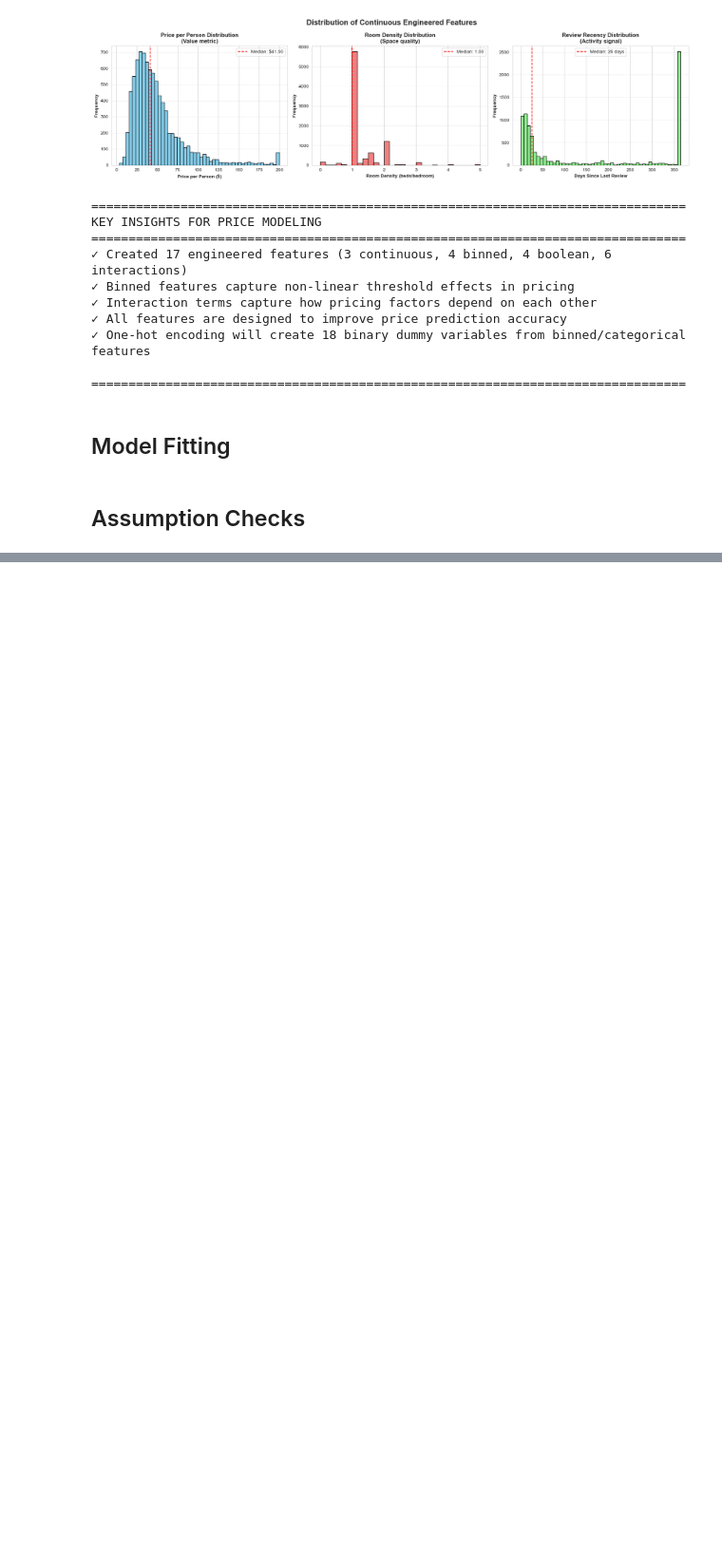
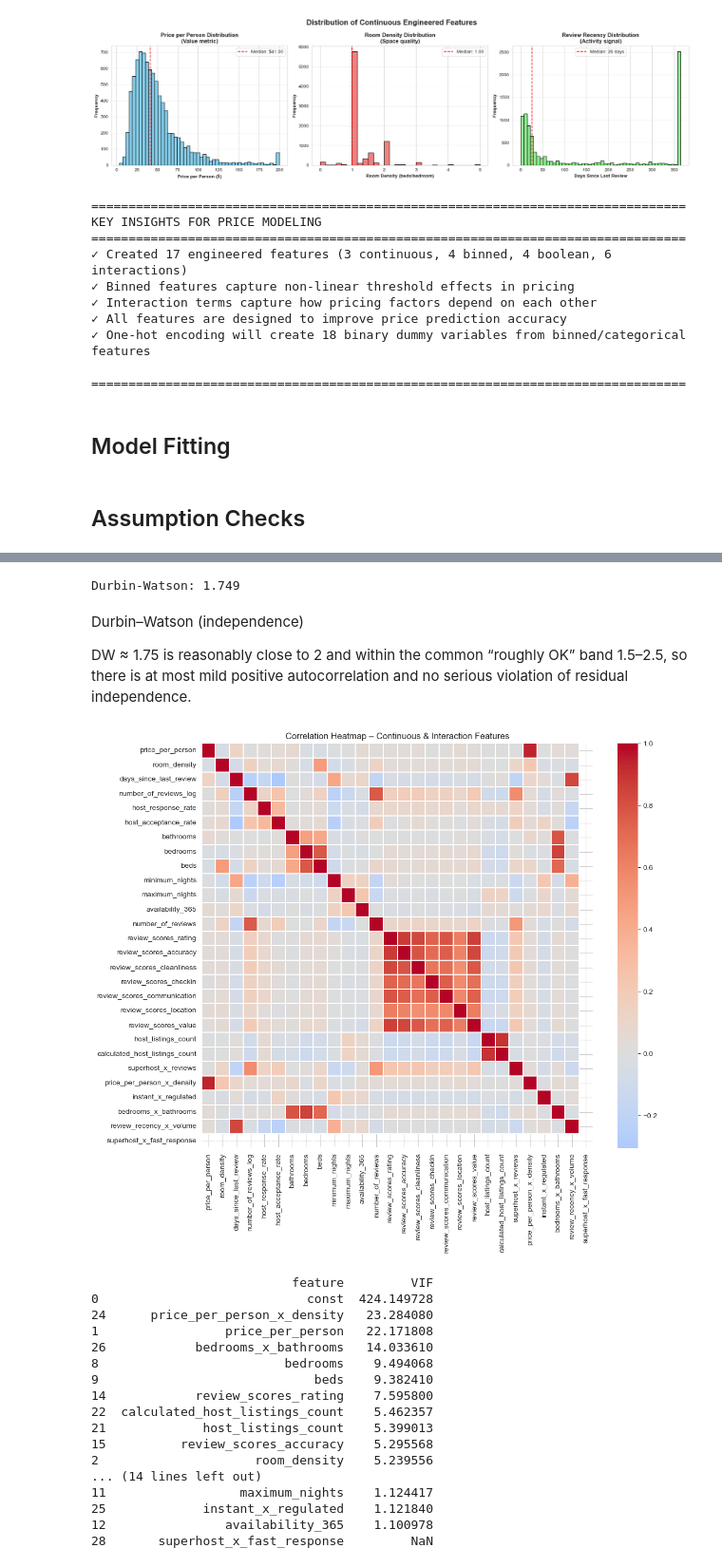
Before and after one commit to othmane-zizi-pro/airbnb_ml_price_prediction, a Jupyter notebook: airbnb_ml_model.ipynb, the cells around one changed output, grey strips where cells are left out. Shown at 95% size. Saved outputs shown, nothing was run; the diff lists cells and outputs as text; code cells hidden in the pictures; blank space fills up the shorter version.

```diff
--- a/airbnb_ml_model.ipynb
+++ b/airbnb_ml_model.ipynb
@@ -1911,0 +2042,68 @@ KEY INSIGHTS FOR PRICE MODELING
+# %%
+# Durbin–Watson test
+dw = durbin_watson(residuals)
+print(f"Durbin-Watson: {dw:.3f}")
+# %% [output]
+Durbin-Watson: 1.749
+# %% [markdown]
+Durbin–Watson (independence)
+
+DW ≈ 1.75 is reasonably close to 2 and within the common “roughly OK” band 1.5–2.5, so there is at most mild positive autocorrelation and no serious violation of residual independence.
+# %%
+# Focus on continuous + interaction features for multicollinearity
+interaction_features = ['superhost_x_reviews', 'price_per_person_x_density',
+                       'instant_x_regulated', 'bedrooms_x_bathrooms',
+                       'review_recency_x_volume', 'superhost_x_fast_response']
+
+# Only keep columns that are actually in X (numeric)
+corr_cols = [c for c in (continuous_features + interaction_features) if c in X.columns]
+
+# Correlation matrix
+corr = X[corr_cols].corr()
+
+plt.figure(figsize=(12,10))
+sns.heatmap(corr, cmap='coolwarm', center=0, linewidths=0.3)
+plt.title('Correlation Heatmap – Continuous & Interaction Features')
+plt.show()
+
+# VIF for the same subset (to detect strong multicollinearity)
+X_vif = X[corr_cols].copy()
+X_vif = sm.add_constant(X_vif)
+
+vif_df = pd.DataFrame({
+    'feature': X_vif.columns,
+    'VIF': [variance_inflation_factor(X_vif.values, i)
+            for i in range(X_vif.shape[1])]
+})
+
+print(vif_df.sort_values('VIF', ascending=False))
+
+# Optional: barplot of VIFs
+plt.figure(figsize=(8, max(4, 0.25*len(vif_df))))
+sns.barplot(
+    data=vif_df[vif_df['feature'] != 'const'].sort_values('VIF', ascending=True),
+    x='VIF', y='feature'
+)
+plt.axvline(5, color='red', linestyle='--')
+plt.title('VIF by Feature (continuous + interactions)')
+plt.tight_layout()
+plt.show()
+# %% [output]
+[figure, added]
+                           feature         VIF
+0                            const  424.149728
+24      price_per_person_x_density   23.284080
+1                 price_per_person   22.171808
+26            bedrooms_x_bathrooms   14.033610
+8                         bedrooms    9.494068
+9                             beds    9.382410
+14            review_scores_rating    7.595800
+22  calculated_host_listings_count    5.462357
+21             host_listings_count    5.399013
+15          review_scores_accuracy    5.295568
+2                     room_density    5.239556
+... (14 lines left out)
+11                  maximum_nights    1.124417
+25             instant_x_regulated    1.121840
+12                availability_365    1.100978
+28       superhost_x_fast_response         NaN
```
Also changed, not shown: parts of 14 cells of this notebook.
